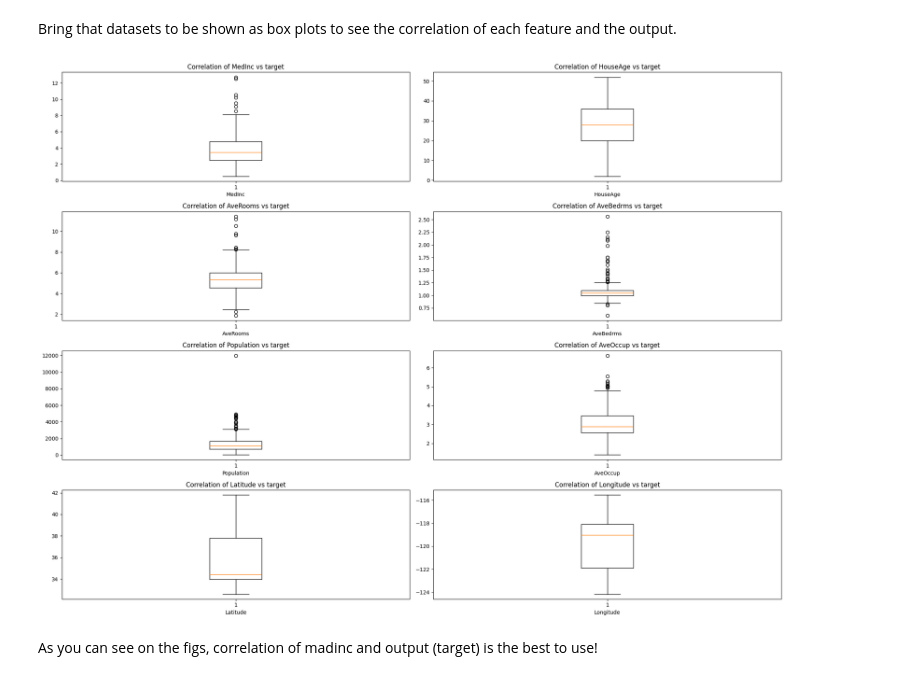
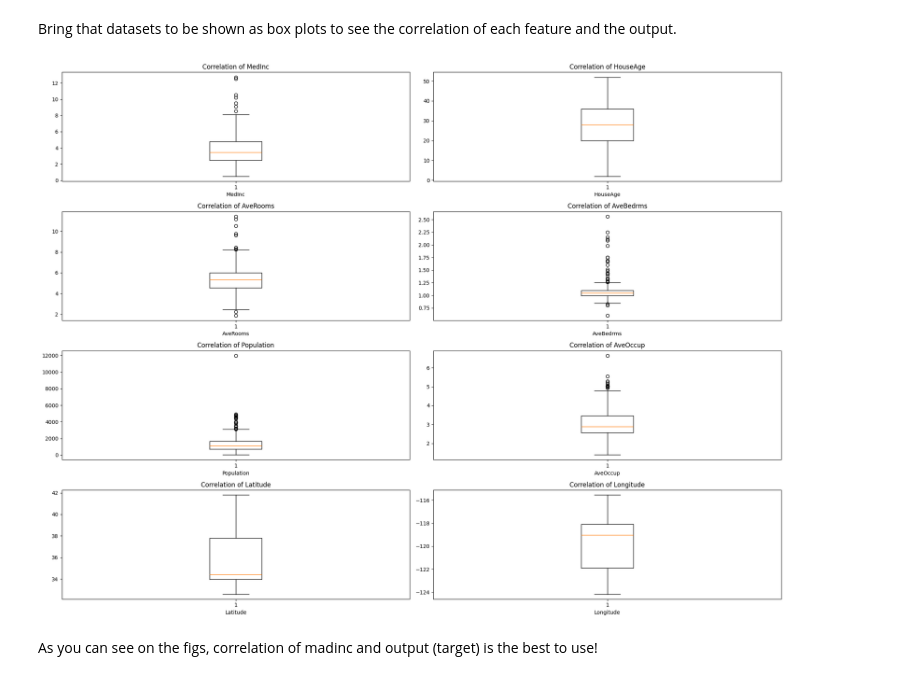
Before and after one commit to Kariusdi/Data-Science-Class, a Jupyter notebook: LinearRegression-Bayes-KNN-CrossValidation/CaliforniaHousing.ipynb, the cells around one changed output. Drawn from its saved outputs; the diff is of its cells as text; code cells hidden in the pictures.

```diff
--- a/LinearRegression-Bayes-KNN-CrossValidation/CaliforniaHousing.ipynb
+++ b/LinearRegression-Bayes-KNN-CrossValidation/CaliforniaHousing.ipynb
@@ -52,19 +52,19 @@ Bring that datasets to be shown as box plots to see the correlation of each feat
 # %%
 import matplotlib.pyplot as plt
 
 # Set up the matplotlib figure
 plt.figure(figsize=(20, 15))
 
 # Loop through each feature and create a box plot
 for i, feature in enumerate(sampled_df.columns[:-1], 1):
     plt.subplot(4, 2, i)
     plt.boxplot(sampled_df[feature])
-    plt.title(f'Correlation of {feature} vs target')
+    plt.title(f'Correlation of {feature}')
     plt.xlabel(f'{feature}')
     plt.tight_layout()
 plt.show()
 # %% [output]
-[figure, old version]
+[figure, new version]
 # %% [markdown]
 As you can see on the figs, correlation of madinc and output (target) is the best to use!
 # %% [markdown]
```
Also changed, not shown: parts of 1 cell of this notebook.
